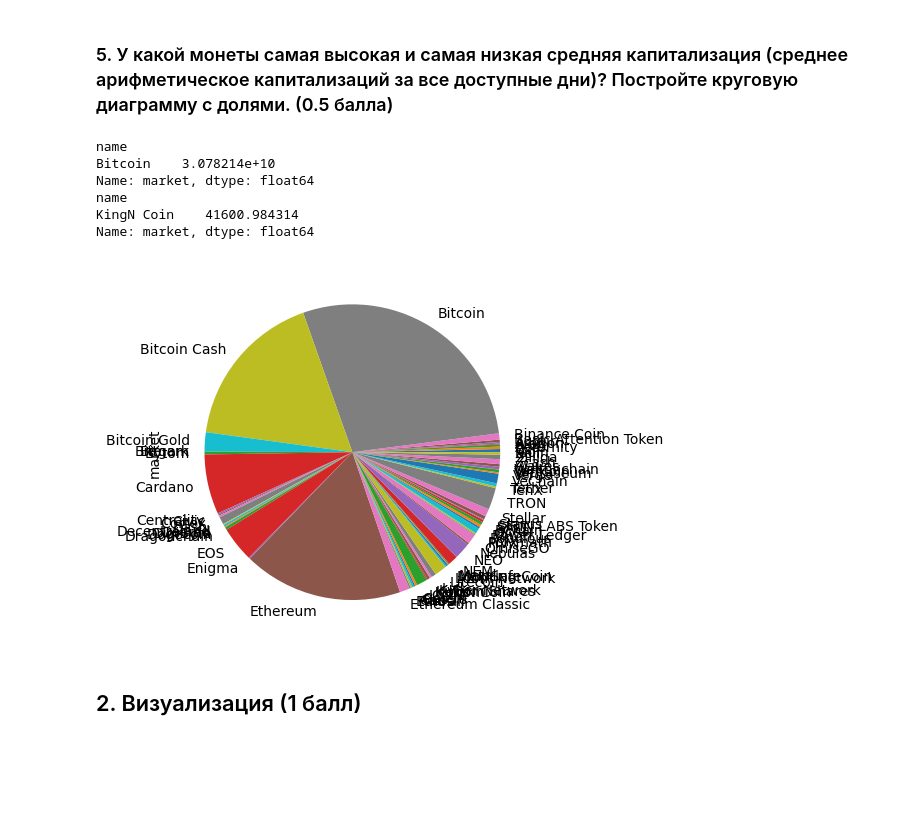
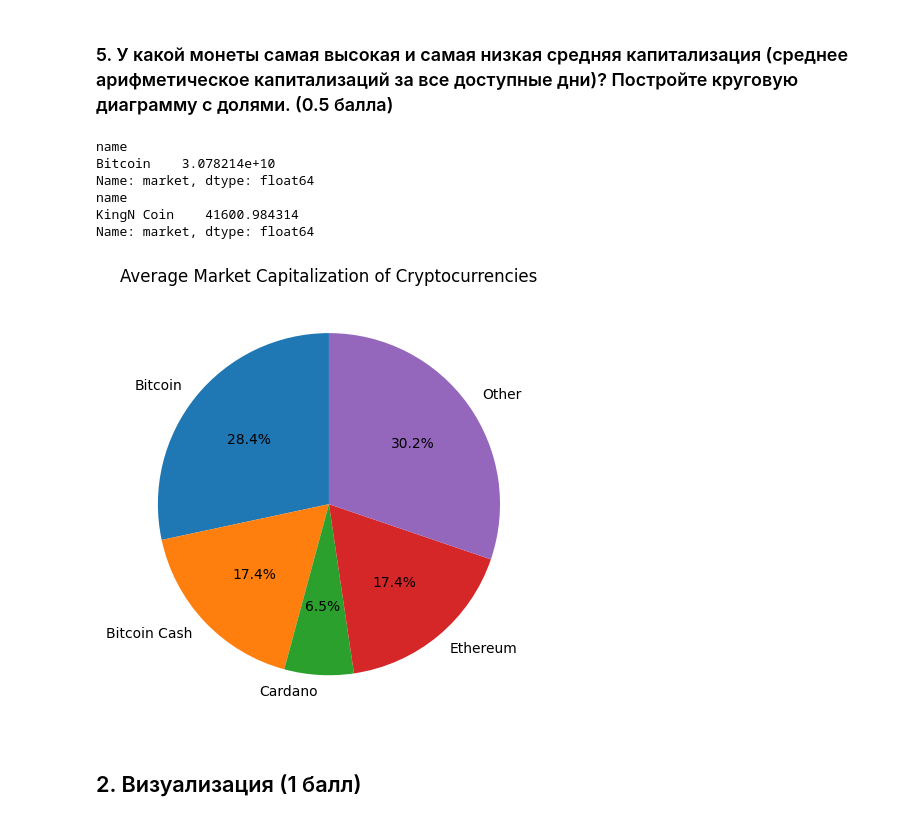
Before and after one commit to ivanzindc/Ivan-Z, a Jupyter notebook: Copy_of_lab_work.ipynb, the cells around one changed output. Saved outputs shown, nothing was run; the diff lists cells and outputs as text; code cells hidden in the pictures; blank space fills up the shorter version.

```diff
--- a/Copy_of_lab_work.ipynb
+++ b/Copy_of_lab_work.ipynb
@@ -136,20 +136,29 @@ print(max_price_row['name'], max_price_row['date'])
 Bitcoin 2017-12-17 00:00:00
 # %% [markdown]
 ### 5. У какой монеты самая высокая и самая низкая средняя капитализация (среднее арифметическое капитализаций за все доступные дни)? Постройте круговую диаграмму с долями. (0.5 балла)
-# %%
-ave_market = coins.groupby(['name'])['market'].mean()
-print(ave_market.nlargest(1))
-print(ave_market.nsmallest(1))
-ave_market.plot.pie()
-plt.show()
-# %% [output]
-name
-Bitcoin    3.078214e+10
-Name: market, dtype: float64
-name
-KingN Coin    41600.984314
-Name: market, dtype: float64
-[figure, removed]
+# %%
+ave_market = coins.groupby(['name'])['market'].mean()
+print(ave_market.nlargest(1))
+print(ave_market.nsmallest(1))
+threshold = 0.05 * ave_market.sum()
+pie_data = pd.DataFrame({'market_cap': ave_market})
+pie_data['category'] = pie_data.index
+pie_data.loc[pie_data['market_cap'] < threshold, 'category'] = 'Other'
+
+grouped_pie_data = pie_data.groupby('category')['market_cap'].sum()
+grouped_pie_data.plot.pie(autopct='%1.1f%%', startangle=90)
+plt.title('Average Market Capitalization of Cryptocurrencies')
+plt.ylabel('')  # Remove the default ylabel
+plt.tight_layout()
+plt.show()
+# %% [output]
+name
+Bitcoin    3.078214e+10
+Name: market, dtype: float64
+name
+KingN Coin    41600.984314
+Name: market, dtype: float64
+[figure, added]
 # %% [markdown]
 ## 2. Визуализация (1 балл)
 # %% [markdown]
```
